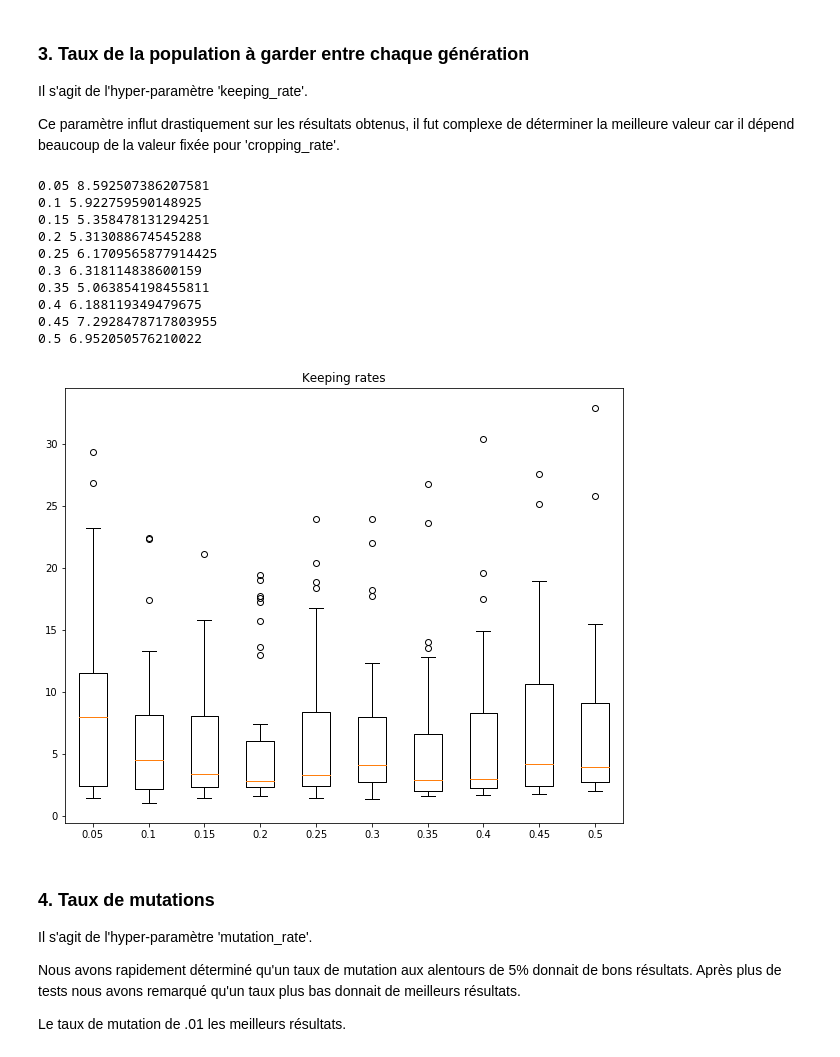
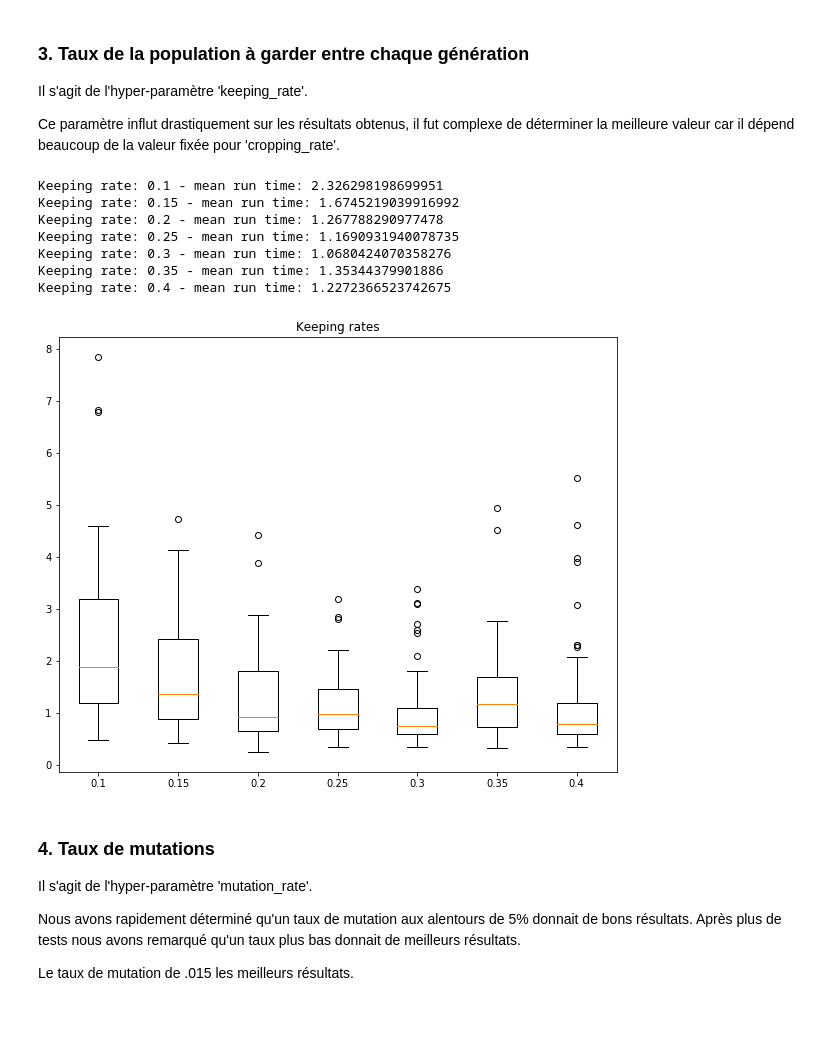
Before and after one commit to ThomasRanvier/password_ga, a Jupyter notebook: ranvier_desilets.ipynb, the cells around one changed output. Cells and saved outputs as stored; diff of their text form; code cells hidden in the pictures; blank space fills up the shorter version.

```diff
--- a/ranvier_desilets.ipynb
+++ b/ranvier_desilets.ipynb
@@ -470,17 +517,0 @@ Group 12: 29F0FS36FVWI6QG      - 1.6915s
-# %%
-seed = 2
-ga = GA(group_id = 5)
-ga.run(seed = seed)
-
-print('Password:            ', ga.best_entities[0][-1])
-print('Generations needed:  ', ga.generations[0])
-print('Time needed:         ','{:.2f} seconds'.format(ga.run_times[0]))
-
-plt.figure(figsize=(10, 8))
-plt.title('Fitnesses')
-plt.plot(ga.max_fitnesses[0], color = 'red', label = 'max')
-plt.plot(ga.mean_fitnesses[0], color = 'orange', label = 'mean')
-plt.plot(ga.median_fitnesses[0], color = 'purple', label = 'median')
-plt.plot(ga.min_fitnesses[0], color = 'blue', label = 'min')
-plt.legend()
-plt.show()
@@ -498,19 +544,20 @@ Nous affichons la moyenne des temps d'exécution sur 200 exécutions pour chaque
 # %%
-groups_id = [1, 5, 9]
-x = 200
+group_id = 1
+x = 50
 seeds = [i + 1 for i in range(x)]
 
+entities_per_generations = [50, 60, 80, 100, 120, 140]
 run_times = []
 
-for group_id in groups_id:
-    ga = GA(group_id = group_id)
+for ent in entities_per_generations:
+    ga = GA(group_id = group_id, entities_per_gen = ent)
     ga.run_x_times(x, seeds = seeds)
     run_times.append(ga.run_times)
-    print('Group id:', group_id, '- mean run time:', np.mean(ga.run_times))
+    print('Entities per gen:', ent, '- mean run time:', np.mean(ga.run_times))
 
 fig, ax = plt.subplots(figsize=(10, 8))
-ax.set_title('group_id')
+ax.set_title('Entities per generations')
 ax.boxplot(run_times)
-ax.set_xticklabels(groups_id)
+ax.set_xticklabels(entities_per_generations)
 plt.show()
 # %% [output]
@@ -581,7 +581,7 @@ group_id = 1
 x = 50
 seeds = [i + 1 for i in range(x)]
 
-cropping_rates = [.05, .1, .15, .2, .25, .3, .35, .4, .45, .5]
+cropping_rates = [.05, .1, .15, .2, .25, .3, .35, .4]
 run_times = []
 
 for crop in cropping_rates:
@@ -616,34 +614,31 @@ Ce paramètre influt drastiquement sur les résultats obtenus, il fut complexe d
 # %%
 group_id = 1
 x = 50
 seeds = [i + 1 for i in range(x)]
 
-keeping_rates = [.05, .1, .15, .2, .25, .3, .35, .4, .45, .5]
+keeping_rates = [.1, .15, .2, .25, .3, .35, .4]
 run_times = []
 
 for keep in keeping_rates:
     ga = GA(group_id = group_id, keeping_rate = keep)
     ga.run_x_times(x, seeds = seeds)
     run_times.append(ga.run_times)
     print('Keeping rate:', keep, '- mean run time:', np.mean(ga.run_times))
 
 fig, ax = plt.subplots(figsize=(10, 8))
 ax.set_title('Keeping rates')
 ax.boxplot(run_times)
 ax.set_xticklabels(keeping_rates)
 plt.show()
 # %% [output]
-0.05 8.592507386207581
-0.1 5.922759590148925
-0.15 5.358478131294251
-0.2 5.313088674545288
-0.25 6.1709565877914425
-0.3 6.318114838600159
-0.35 5.063854198455811
-0.4 6.188119349479675
-0.45 7.2928478717803955
-0.5 6.952050576210022
+Keeping rate: 0.1 - mean run time: 2.326298198699951
+Keeping rate: 0.15 - mean run time: 1.6745219039916992
+Keeping rate: 0.2 - mean run time: 1.267788290977478
+Keeping rate: 0.25 - mean run time: 1.1690931940078735
+Keeping rate: 0.3 - mean run time: 1.0680424070358276
+Keeping rate: 0.35 - mean run time: 1.35344379901886
+Keeping rate: 0.4 - mean run time: 1.2272366523742675
-[figure, old version]
+[figure, new version]
 # %% [markdown]
 ### 4. Taux de mutations
 
@@ -652,7 +647,7 @@ Il s'agit de l'hyper-paramètre 'mutation_rate'.
 Nous avons rapidement déterminé qu'un taux de mutation aux alentours de 5% donnait de bons résultats.
 Après plus de tests nous avons remarqué qu'un taux plus bas donnait de meilleurs résultats.
 
-Le taux de mutation de .01 les meilleurs résultats.
+Le taux de mutation de .015 les meilleurs résultats.
 # %%
 group_id = 1
 x = 50
```
Also changed, not shown: parts of 15 cells of this notebook.
